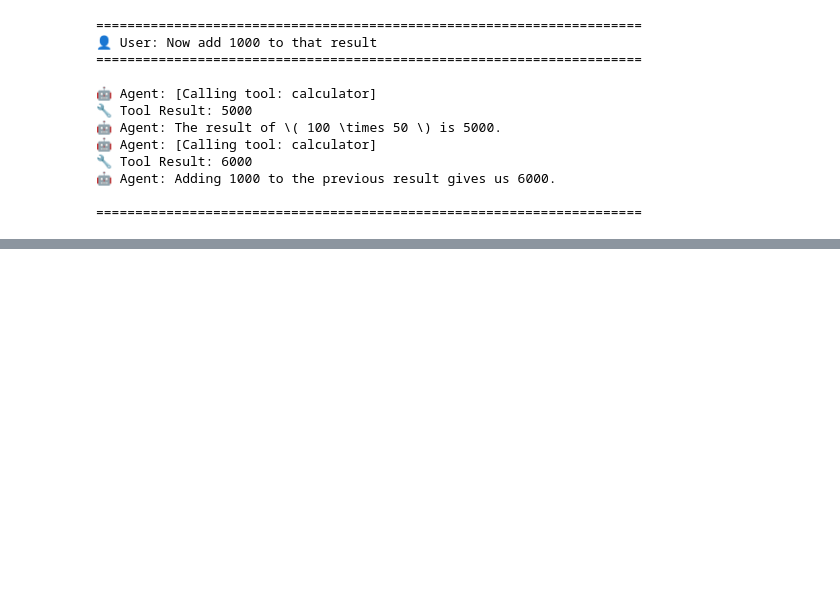
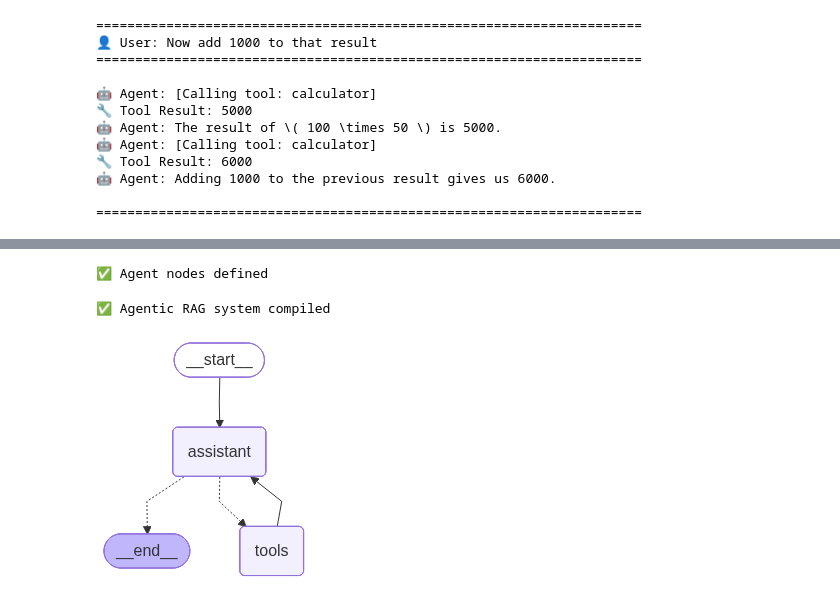
Before and after one commit to RasakOlasunkanmi/my_task, a Jupyter notebook: RAG/Agentic_Rag/practice.ipynb, the cells around one changed output, grey strips where cells are left out. Cells and saved outputs as stored; diff of their text form; code cells hidden in the pictures; blank space fills up the shorter version.

```diff
--- a/RAG/Agentic_Rag/practice.ipynb
+++ b/RAG/Agentic_Rag/practice.ipynb
@@ -711,0 +875,16 @@ run_agent("Now add 1000 to that result", thread_id="calc_session")
+# %%
+# Create Chroma vector store
+chroma_path = "./chroma_db_agentic_rag"
+
+# Create vector store from documents
+vectorstore = Chroma(
+    collection_name="agentic_rag_docs",
+    persist_directory=chroma_path,
+    embedding_function=embeddings
+)
+
+# Add documents
+vectorstore.add_documents(documents=doc_splits)
+
+print(f"✅ Vector store created with {len(doc_splits)} chunks")
+print(f"   Persisted to: {chroma_path}")
@@ -711,0 +992,59 @@ run_agent("Now add 1000 to that result", thread_id="calc_session")
+# %%
+# Bind tool to LLM
+tools = [retrieve_documents]
+llm_with_tools = llm.bind_tools(tools)
+
+def assistant(state: MessagesState) -> dict:
+    """
+    Assistant node - decides whether to retrieve or answer directly.
+    """
+    messages = [system_prompt] + state["messages"]
+    response = llm_with_tools.invoke(messages)
+    return {"messages": [response]}
+
+def should_continue(state: MessagesState) -> Literal["tools", "__end__"]:
+    """
+    Decide whether to call tools or finish.
+    """
+    last_message = state["messages"][-1]
+
+    if last_message.tool_calls:
+        return "tools"
+    return "__end__"
+
+print("✅ Agent nodes defined")
+# %% [output]
+✅ Agent nodes defined
+# %%
+# Build graph
+builder = StateGraph(MessagesState)
+
+# Add nodes
+builder.add_node("assistant", assistant)
+builder.add_node("tools", ToolNode(tools))
+
+# Define edges
+builder.add_edge(START, "assistant")
+builder.add_conditional_edges(
+    "assistant",
+    should_continue,
+    {"tools": "tools", "__end__": END}
+)
+builder.add_edge("tools", "assistant")
+
+# Add memory
+memory = MemorySaver()
+agent = builder.compile(checkpointer=memory)
+
+print("✅ Agentic RAG system compiled")
+# %% [output]
+✅ Agentic RAG system compiled
+# %%
+# Visualize the agentic RAG graph
+try:
+    display(Image(agent.get_graph().draw_mermaid_png()))
+except Exception as e:
+    print(f"Could not display graph: {e}")
+    print("Graph: START → assistant → [if tool_call] → tools → assistant → END")
+# %% [output]
+[figure, added]
```
Also changed, not shown: parts of 36 cells of this notebook, 19 other files.
